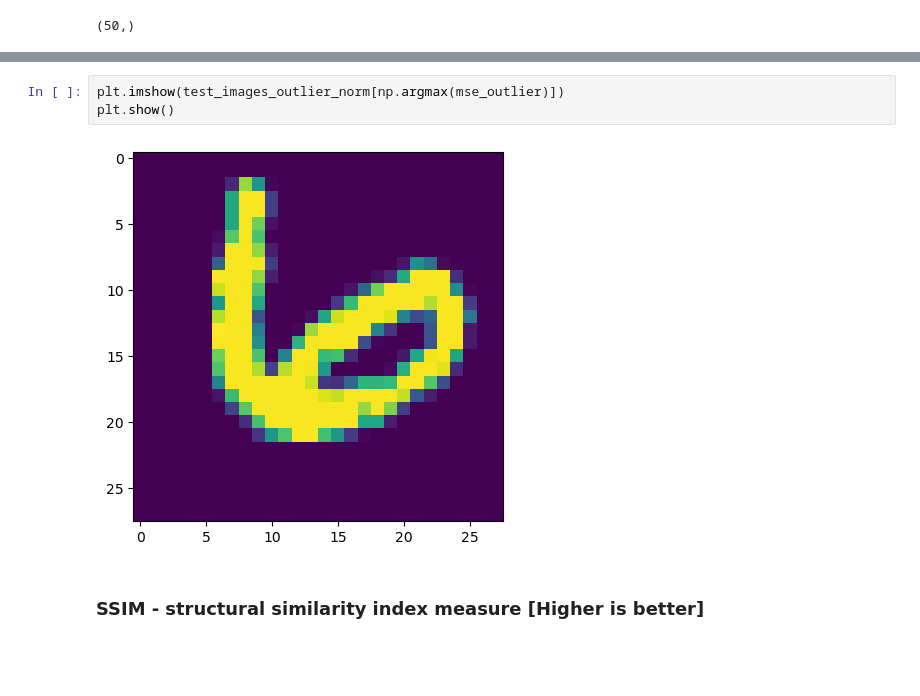
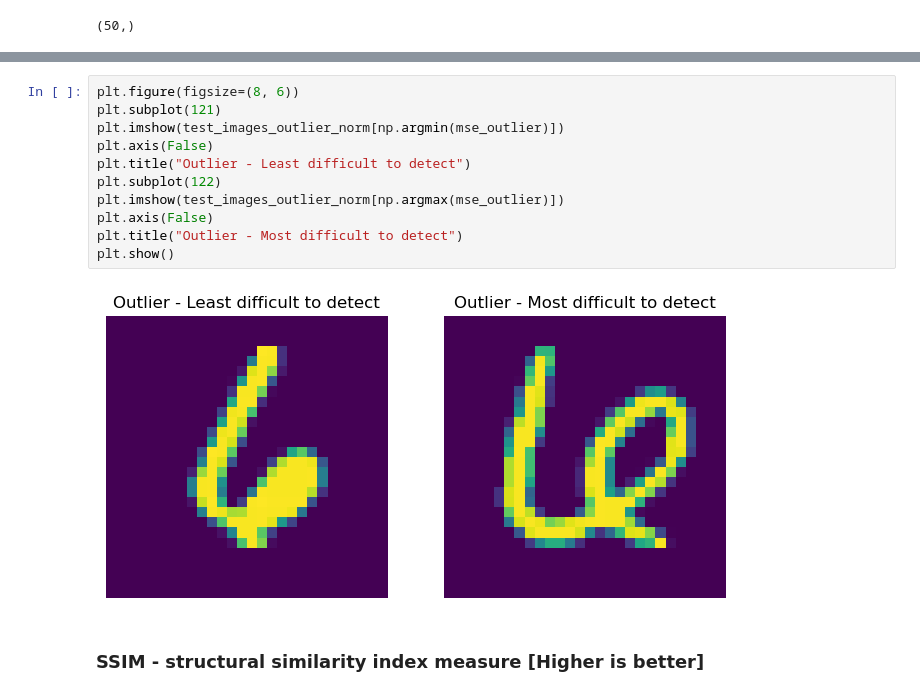
Before and after one commit to ieadoboe/effective-waffle, a Jupyter notebook: 37_autoencoder_mnist.ipynb, the cells around one changed output, grey strips where cells are left out. Saved outputs shown, nothing was run; the diff lists cells and outputs as text; blank space fills up the shorter version.

```diff
--- a/37_autoencoder_mnist.ipynb
+++ b/37_autoencoder_mnist.ipynb
@@ -223,8 +224,16 @@ plt.show()
-# %%
-plt.imshow(test_images_outlier_norm[np.argmax(mse_outlier)])
-plt.show()
-# %% [output]
-[figure, removed]
+# %%
+plt.figure(figsize=(8, 6))
+plt.subplot(121)
+plt.imshow(test_images_outlier_norm[np.argmin(mse_outlier)])
+plt.axis(False)
+plt.title("Outlier - Least difficult to detect")
+plt.subplot(122)
+plt.imshow(test_images_outlier_norm[np.argmax(mse_outlier)])
+plt.axis(False)
+plt.title("Outlier - Most difficult to detect")
+plt.show()
+# %% [output]
+[figure, added]
 # %% [markdown]
 ### SSIM - structural similarity index measure [Higher is better]
 # %%
```
Also changed, not shown: parts of 32 cells of this notebook, 1 other file.
